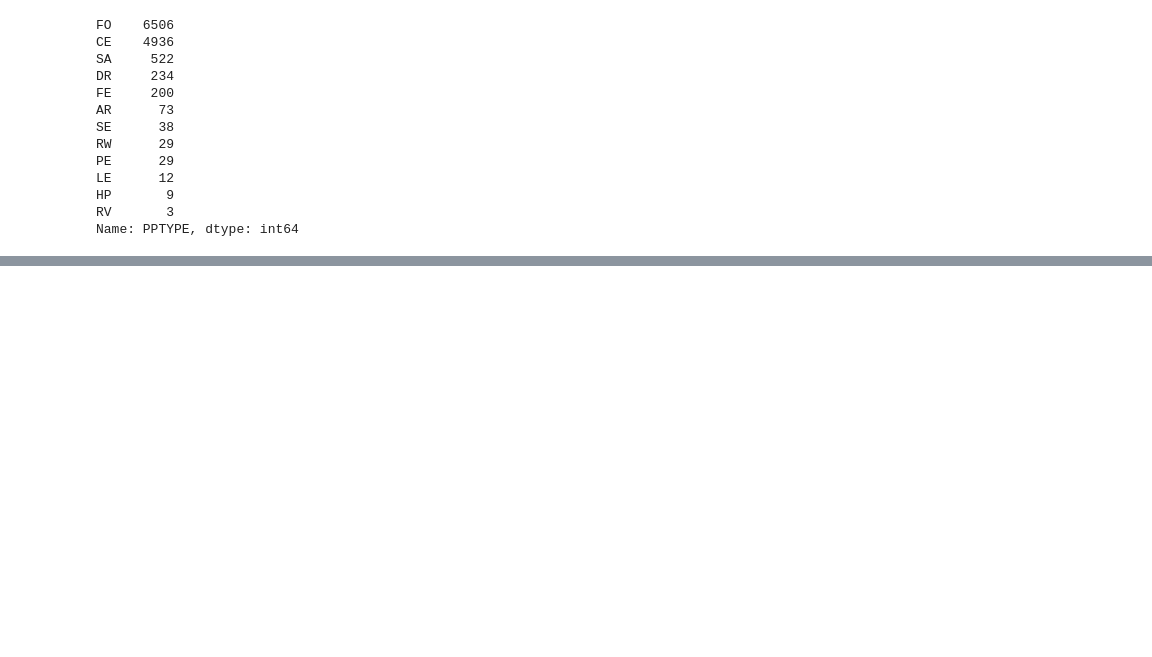
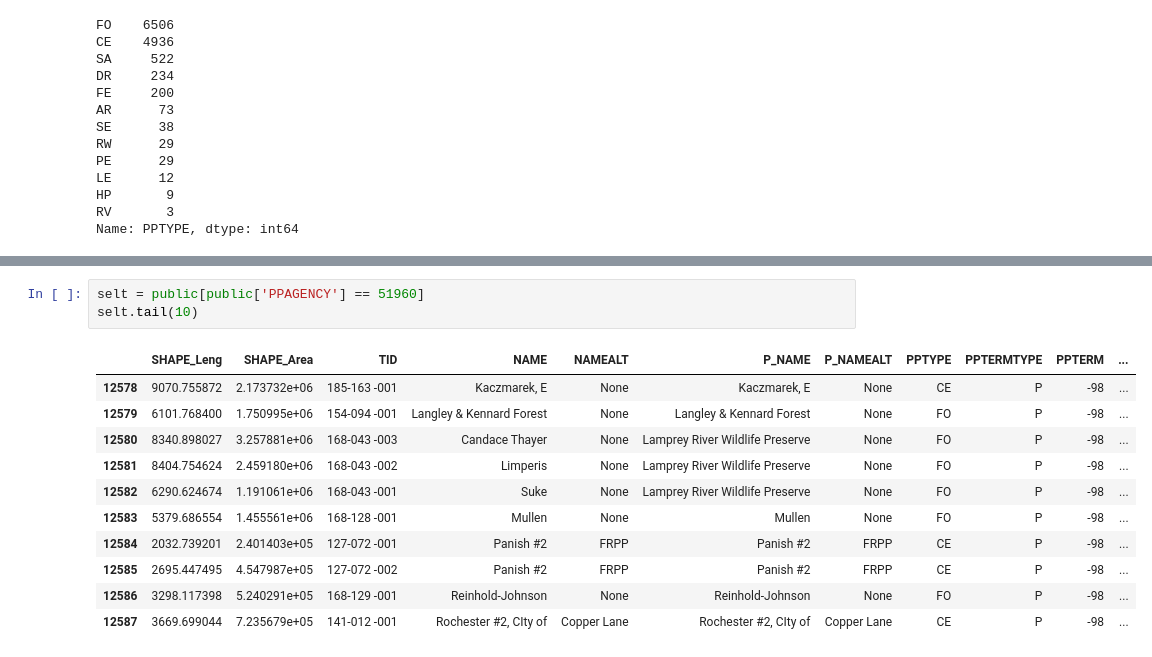
Before and after one commit to HKuz/Environmental_Mapping, a Jupyter notebook: Data_Extraction.ipynb, the cells around one changed output, grey strips where cells are left out. Drawn from its saved outputs; the diff is of its cells as text; blank space fills up the shorter version.

```diff
--- a/Data_Extraction.ipynb
+++ b/Data_Extraction.ipynb
@@ -219,3 +244,18 @@ OWNERTYPE
 6      47
 9      27
 dtype: int64
+# %%
+selt = public[public['PPAGENCY'] == 51960]
+selt.tail(10)
+# %% [output]
+|  | SHAPE_Leng | SHAPE_Area | TID | NAME | NAMEALT | P_NAME | P_NAMEALT | PPTYPE | PPTERMTYPE | PPTERM | ... |
+| 12578 | 9070.755872 | 2.173732e+06 | 185-163 -001 | Kaczmarek, E | None | Kaczmarek, E | None | CE | P | -98 | ... |
+| 12579 | 6101.768400 | 1.750995e+06 | 154-094 -001 | Langley & Kennard Forest | None | Langley & Kennard Forest | None | FO | P | -98 | ... |
+| 12580 | 8340.898027 | 3.257881e+06 | 168-043 -003 | Candace Thayer | None | Lamprey River Wildlife Preserve | None | FO | P | -98 | ... |
+| 12581 | 8404.754624 | 2.459180e+06 | 168-043 -002 | Limperis | None | Lamprey River Wildlife Preserve | None | FO | P | -98 | ... |
+| 12582 | 6290.624674 | 1.191061e+06 | 168-043 -001 | Suke | None | Lamprey River Wildlife Preserve | None | FO | P | -98 | ... |
+| 12583 | 5379.686554 | 1.455561e+06 | 168-128 -001 | Mullen | None | Mullen | None | FO | P | -98 | ... |
+| 12584 | 2032.739201 | 2.401403e+05 | 127-072 -001 | Panish #2 | FRPP | Panish #2 | FRPP | CE | P | -98 | ... |
+| 12585 | 2695.447495 | 4.547987e+05 | 127-072 -002 | Panish #2 | FRPP | Panish #2 | FRPP | CE | P | -98 | ... |
+| 12586 | 3298.117398 | 5.240291e+05 | 168-129 -001 | Reinhold-Johnson | None | Reinhold-Johnson | None | FO | P | -98 | ... |
+| 12587 | 3669.699044 | 7.235679e+05 | 141-012 -001 | Rochester #2, CIty of | Copper Lane | Rochester #2, CIty of | Copper Lane | CE | P | -98 | ... |
```
Also changed, not shown: parts of 8 cells of this notebook.
